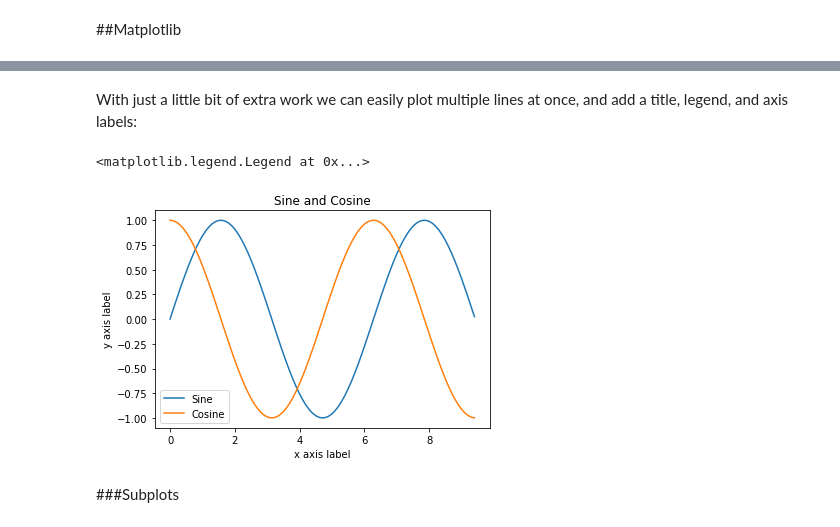
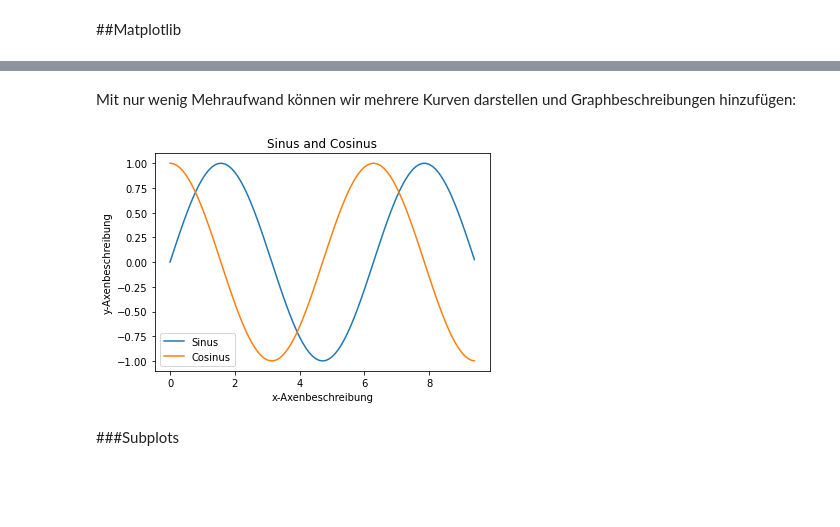
Before and after one commit to DSA-Kurs11-2021/python-intro, a Jupyter notebook: python-colab.ipynb, the cells around one changed output, grey strips where cells are left out. Drawn from its saved outputs; the diff is of its cells as text; code cells hidden in the pictures; blank space fills up the shorter version.

```diff
--- a/python-colab.ipynb
+++ b/python-colab.ipynb
@@ -950,19 +953,20 @@ plt.plot(x, y)
 [figure]
-# %% [markdown]
-With just a little bit of extra work we can easily plot multiple lines at once, and add a title, legend, and axis labels:
+# %% [markdown]
+Mit nur wenig Mehraufwand können wir mehrere Kurven darstellen und Graphbeschreibungen hinzufügen:
 # %%
 y_sin = np.sin(x)
 y_cos = np.cos(x)
 
-# Plot the points using matplotlib
+# Stelle die Punkte mit matplotlib dar
 plt.plot(x, y_sin)
 plt.plot(x, y_cos)
-plt.xlabel('x axis label')
-plt.ylabel('y axis label')
-plt.title('Sine and Cosine')
-plt.legend(['Sine', 'Cosine'])
+plt.xlabel('x-Axenbeschreibung')
+plt.ylabel('y-Axenbeschreibung')
+plt.title('Sinus and Cosinus') # Titel der Grafik
+plt.legend(['Sinus', 'Cosinus']) # Legende der Kurven
+
+plt.show()
 # %% [output]
-<matplotlib.legend.Legend at 0x...>
-[figure, old version]
+[figure, new version]
 # %% [markdown]
 ###Subplots
```
Also changed, not shown: parts of 60 cells of this notebook.
